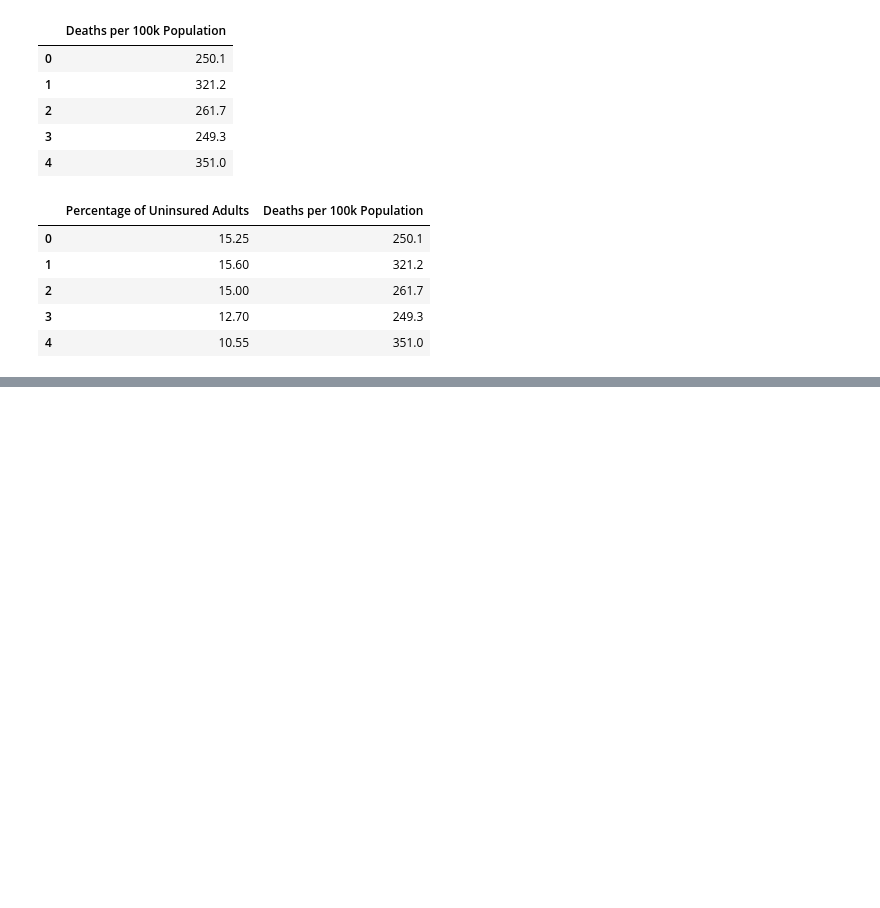
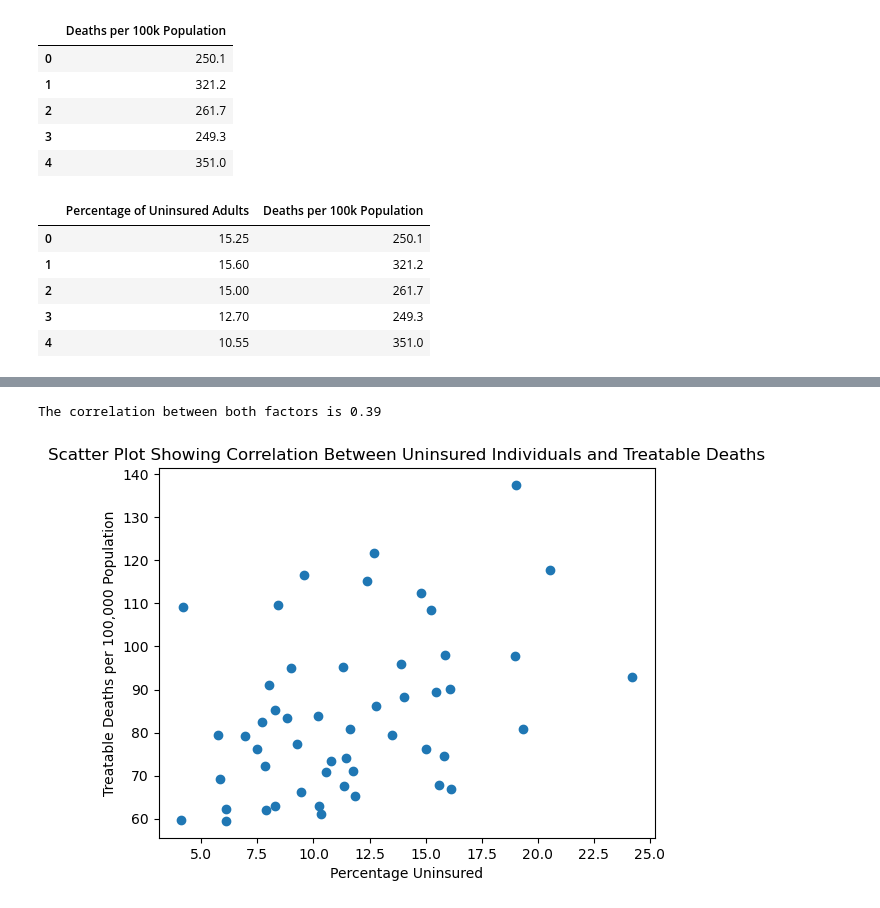
Before and after one commit to redpandata19/Project_1_Team_5, a Jupyter notebook: Premature_deaths.ipynb, the cells around one changed output, grey strips where cells are left out. Cells and saved outputs as stored; diff of their text form; code cells hidden in the pictures; blank space fills up the shorter version.

```diff
--- a/Premature_deaths.ipynb
+++ b/Premature_deaths.ipynb
@@ -626,0 +749,3 @@ The correlation between both factors is 0.13
+# %%
+unis_treat = pd.merge(unis_clean_1819, treat_deaths_df, on=["State"])
+unis_treat.tail(15)
@@ -626,0 +769,13 @@ The correlation between both factors is 0.13
+# %%
+x_uninsured = unis_treat.iloc[:,1]
+y_deaths = unis_treat.iloc[:,3]
+correlation = st.pearsonr(x_uninsured,y_deaths)
+plt.scatter(x_uninsured,y_deaths)
+plt.xlabel('Percentage Uninsured')
+plt.ylabel('Treatable Deaths per 100,000 Population')
+plt.title('Scatter Plot Showing Correlation Between Uninsured Individuals and Treatable Deaths')
+print(f"The correlation between both factors is {round(correlation[0],2)}")
+plt.show()
+# %% [output]
+The correlation between both factors is 0.39
+[figure, added]
```
Also changed, not shown: parts of 11 cells of this notebook, 1 other file.
